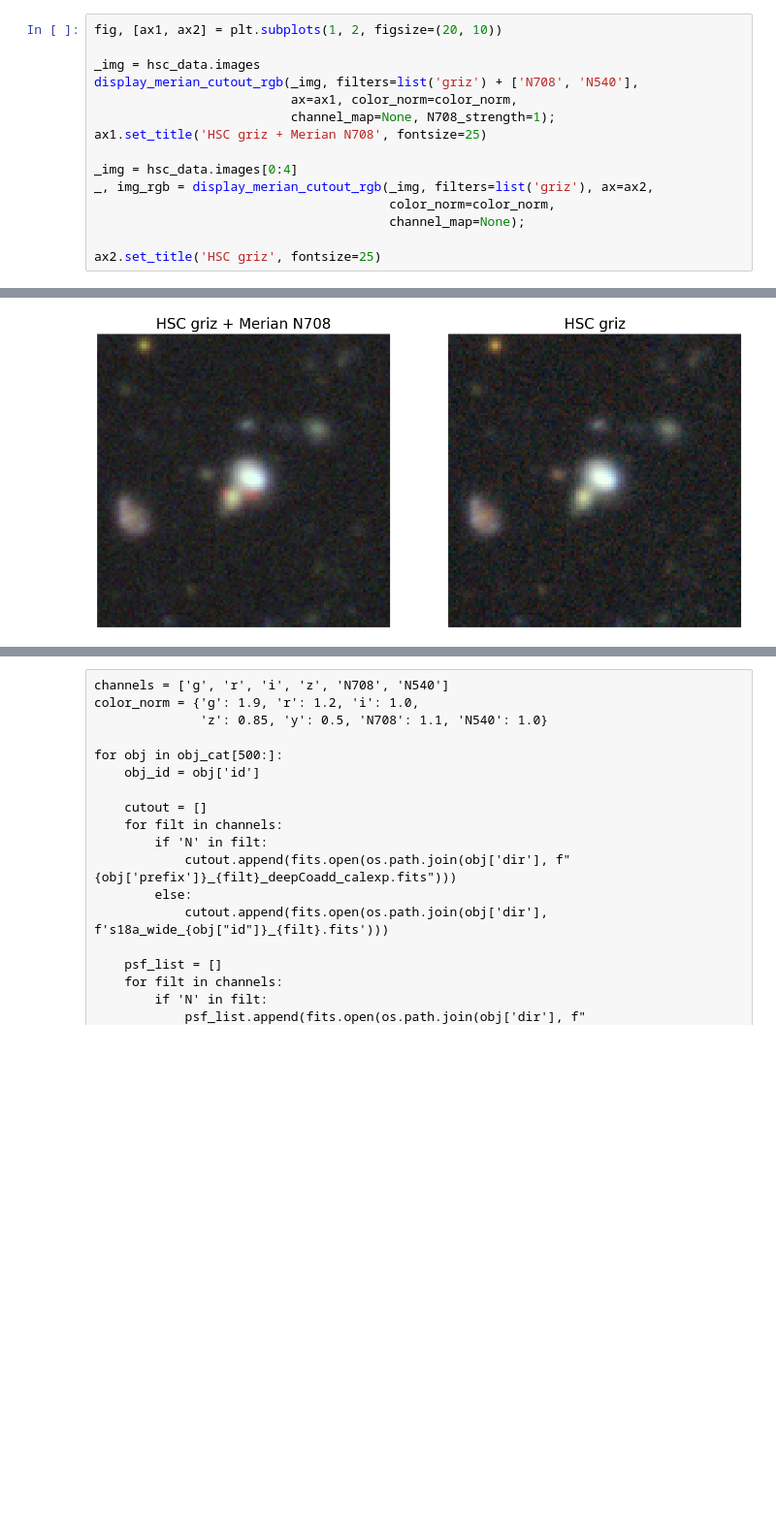
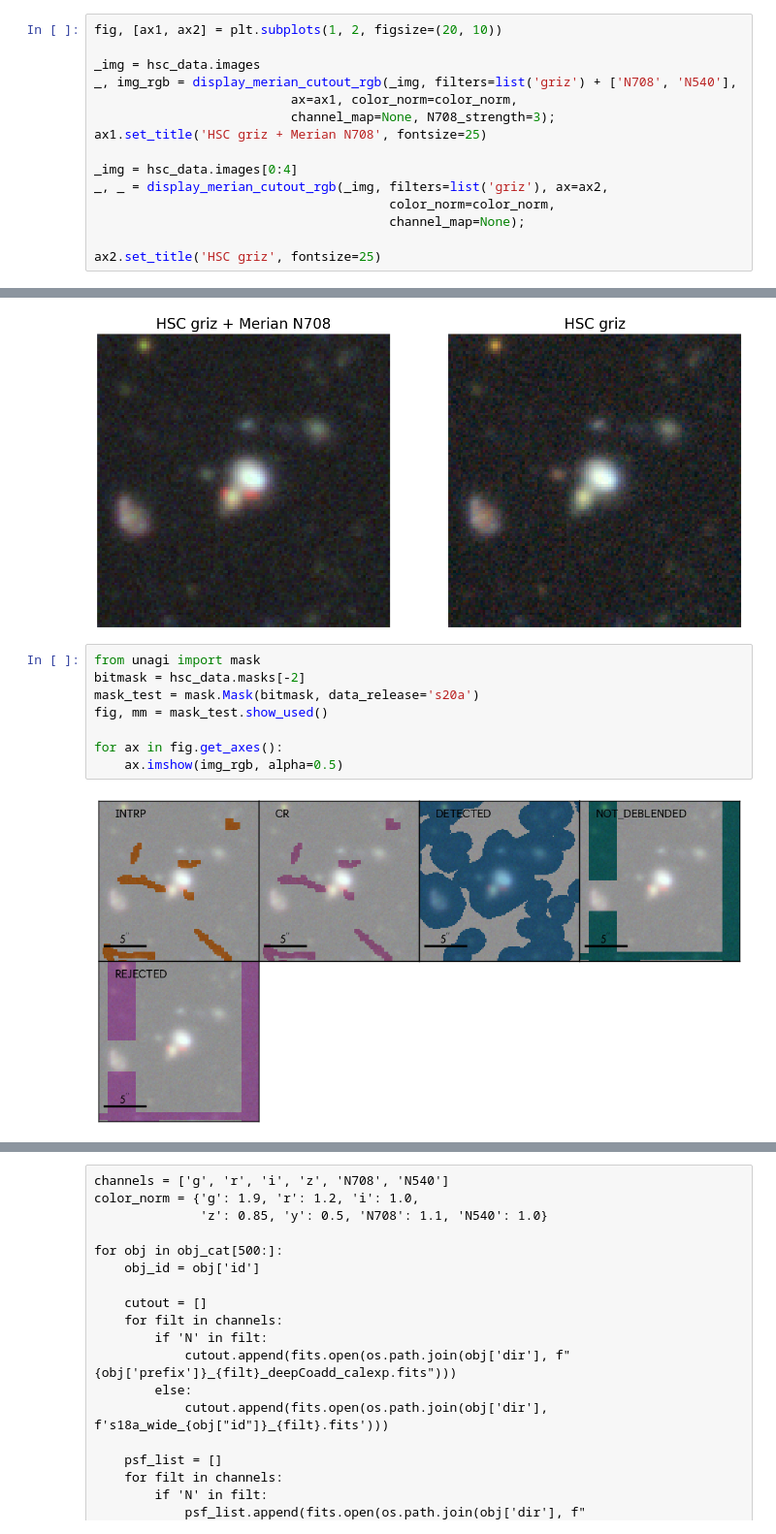
Before and after one commit to MerianSurvey/lambo, a Jupyter notebook: notebooks/magellan_spec/gen_merian_rgb.ipynb, the cells around one changed output, grey strips where cells are left out. Shown at 97% size. Cells and saved outputs as stored; diff of their text form; blank space fills up the shorter version.

```diff
--- a/notebooks/magellan_spec/gen_merian_rgb.ipynb
+++ b/notebooks/magellan_spec/gen_merian_rgb.ipynb
@@ -122,13 +95,13 @@ Row index=26
 fig, [ax1, ax2] = plt.subplots(1, 2, figsize=(20, 10))
 
 _img = hsc_data.images
-display_merian_cutout_rgb(_img, filters=list('griz') + ['N708', 'N540'],
+_, img_rgb = display_merian_cutout_rgb(_img, filters=list('griz') + ['N708', 'N540'],
                           ax=ax1, color_norm=color_norm,
-                          channel_map=None, N708_strength=1);
+                          channel_map=None, N708_strength=3);
 ax1.set_title('HSC griz + Merian N708', fontsize=25)
 
 _img = hsc_data.images[0:4]
-_, img_rgb = display_merian_cutout_rgb(_img, filters=list('griz'), ax=ax2,
+_, _ = display_merian_cutout_rgb(_img, filters=list('griz'), ax=ax2,
                                        color_norm=color_norm,
                                        channel_map=None);
 
@@ -136,6 +109,16 @@ ax2.set_title('HSC griz', fontsize=25)
 # %% [output]
 Text(0.5, 1.0, 'HSC griz')
 [figure]
+# %%
+from unagi import mask
+bitmask = hsc_data.masks[-2]
+mask_test = mask.Mask(bitmask, data_release='s20a')
+fig, mm = mask_test.show_used()
+
+for ax in fig.get_axes():
+    ax.imshow(img_rgb, alpha=0.5)
+# %% [output]
+[figure, added]
 # %%
 fig, ax = plt.subplots(figsize=(5, 5))
 
```
Also changed, not shown: parts of 54 cells of this notebook, 16 other files.
